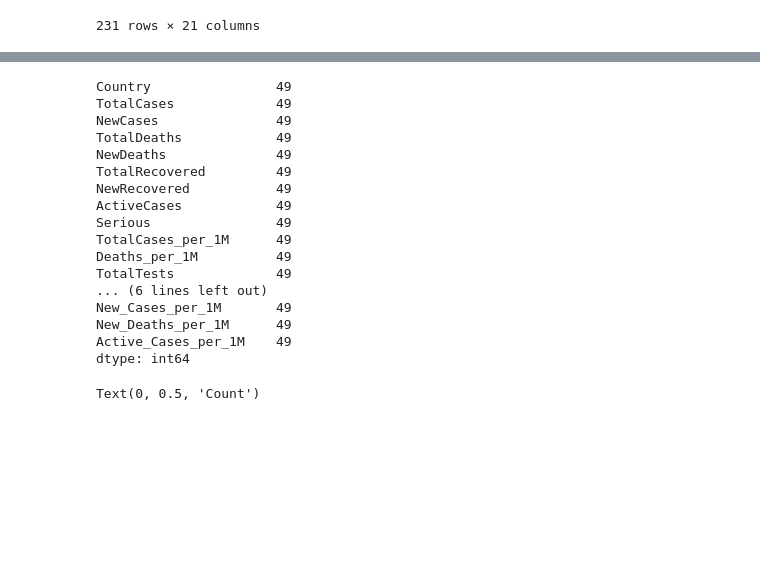
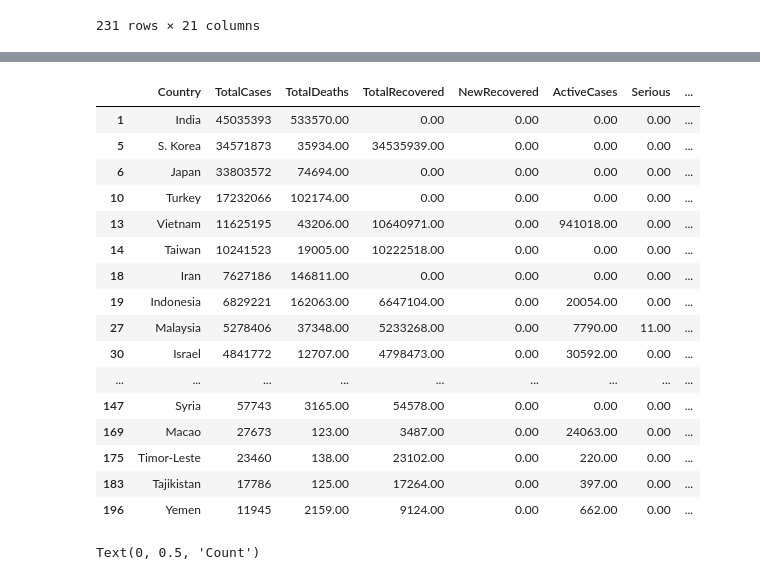
Before and after one commit to cuong123-tech/EDA-Project, a Jupyter notebook: EDA.ipynb, the cells around one changed output, grey strips where cells are left out. Saved outputs shown, nothing was run; the diff lists cells and outputs as text; code cells hidden in the pictures; blank space fills up the shorter version.

```diff
--- a/EDA.ipynb
+++ b/EDA.ipynb
@@ -160,24 +201,24 @@ memory usage: 38.0+ KB
 # %%
-Asia = data_copy.loc[data_copy['Continent'] == 'Asia'].count()
+Asia = data_copy.loc[data_copy['Continent'] == 'Asia']
 Asia
 # %% [output]
-Country                49
-TotalCases             49
-NewCases               49
-TotalDeaths            49
-NewDeaths              49
-TotalRecovered         49
-NewRecovered           49
-ActiveCases            49
-Serious                49
-TotalCases_per_1M      49
-Deaths_per_1M          49
-TotalTests             49
-... (6 lines left out)
-New_Cases_per_1M       49
-New_Deaths_per_1M      49
-Active_Cases_per_1M    49
-dtype: int64
+|  | Country | TotalCases | TotalDeaths | TotalRecovered | NewRecovered | ActiveCases | Serious | ... |
+| 1 | India | 45035393 | 533570.00 | 0.00 | 0.00 | 0.00 | 0.00 | ... |
+| 5 | S. Korea | 34571873 | 35934.00 | 34535939.00 | 0.00 | 0.00 | 0.00 | ... |
+| 6 | Japan | 33803572 | 74694.00 | 0.00 | 0.00 | 0.00 | 0.00 | ... |
+| 10 | Turkey | 17232066 | 102174.00 | 0.00 | 0.00 | 0.00 | 0.00 | ... |
+| 13 | Vietnam | 11625195 | 43206.00 | 10640971.00 | 0.00 | 941018.00 | 0.00 | ... |
+| 14 | Taiwan | 10241523 | 19005.00 | 10222518.00 | 0.00 | 0.00 | 0.00 | ... |
+| 18 | Iran | 7627186 | 146811.00 | 0.00 | 0.00 | 0.00 | 0.00 | ... |
+| 19 | Indonesia | 6829221 | 162063.00 | 6647104.00 | 0.00 | 20054.00 | 0.00 | ... |
+| 27 | Malaysia | 5278406 | 37348.00 | 5233268.00 | 0.00 | 7790.00 | 11.00 | ... |
+| 30 | Israel | 4841772 | 12707.00 | 4798473.00 | 0.00 | 30592.00 | 0.00 | ... |
+| ... | ... | ... | ... | ... | ... | ... | ... | ... |
+| 147 | Syria | 57743 | 3165.00 | 54578.00 | 0.00 | 0.00 | 0.00 | ... |
+| 169 | Macao | 27673 | 123.00 | 3487.00 | 0.00 | 24063.00 | 0.00 | ... |
+| 175 | Timor-Leste | 23460 | 138.00 | 23102.00 | 0.00 | 220.00 | 0.00 | ... |
+| 183 | Tajikistan | 17786 | 125.00 | 17264.00 | 0.00 | 397.00 | 0.00 | ... |
+| 196 | Yemen | 11945 | 2159.00 | 9124.00 | 0.00 | 662.00 | 0.00 | ... |
 # %%
 
 sns.histplot(data_copy, x="TotalCases")
```
Also changed, not shown: parts of 7 cells of this notebook.
